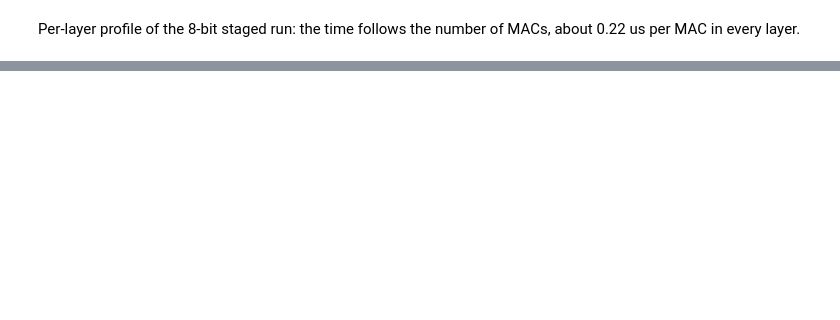
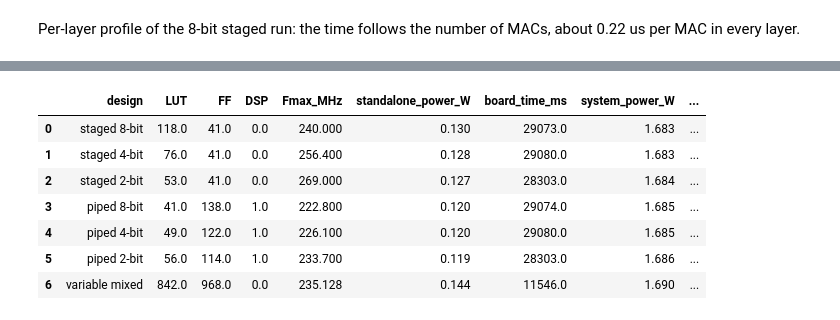
Before and after one commit to devjwk/cpre487lab5, a Jupyter notebook: util/lab5_06.ipynb, the cells around one changed output, grey strips where cells are left out. Saved outputs shown, nothing was run; the diff lists cells and outputs as text; code cells hidden in the pictures; blank space fills up the shorter version.

```diff
--- a/util/lab5_06.ipynb
+++ b/util/lab5_06.ipynb
@@ -158,0 +270,25 @@ p[["layer", "type", "macs", "software_ms", "mac_unit_ms", "us_per_MAC", "share_%
+# %%
+vd = HW / "variable_mac" / "vivado"
+vx = HW / "xsa"
+variable_ppa = pd.Series(dict(
+    LUT=grab(vd / "utilization.rpt", r"\| Slice LUTs\s+\|\s+(\d+)"),
+    FF=grab(vd / "utilization.rpt", r"\| Slice Registers\s+\|\s+(\d+)"),
+    DSP=grab(vd / "utilization.rpt", r"\| DSPs\s+\|\s+(\d+)"),
+    WNS_ns=grab(vd / "timing_summary.rpt", r"WNS\(ns\).*\n.*\n\s+(-?[\d.]+)"),
+    P_total_W=grab(vd / "power.rpt", r"Total On-Chip Power \(W\)\s+\|\s+([\d.]+)"),
+    P_dynamic_W=grab(vd / "power.rpt", r"Dynamic \(W\)\s+\|\s+([\d.]+)"),
+    P_static_W=grab(vd / "power.rpt", r"Device Static \(W\)\s+\|\s+([\d.]+)"),
+))
+variable_ppa["Fmax_MHz"] = 1e-6 / (T_CONSTR - variable_ppa.WNS_ns * 1e-9)
+vu = row_of(vx / "variable_mac_system_utilization.rpt", "variable_mac_0")
+variable_system = pd.Series(dict(
+    MAC_LUT=vu[0] if vu else float("nan"), MAC_FF=vu[4] if vu else float("nan"),
+    MAC_DSP=vu[7] if vu else float("nan"),
+    WNS_ns=grab(vx / "variable_mac_system_timing.rpt", r"WNS\(ns\).*\n.*\n\s+(-?[\d.]+)"),
+    P_total_W=grab(vx / "variable_mac_system_power.rpt", r"Total On-Chip Power \(W\)\s+\|\s+([\d.]+)"),
+    P_PS7_W=(row_of(vx / "variable_mac_system_power.rpt", "processing_system7_0") or [float("nan")])[0],
+    P_FIFO_W=(row_of(vx / "variable_mac_system_power.rpt", "axi_fifo_mm_s_0") or [float("nan")])[0],
+    P_MAC_W=(row_of(vx / "variable_mac_system_power.rpt", "variable_mac_0") or [float("nan")])[0],
+))
+print("Standalone MAC:", variable_ppa.round(3))
+print("Full system:", variable_system.round(3))
@@ -158,0 +378,28 @@ p[["layer", "type", "macs", "software_ms", "mac_unit_ms", "us_per_MAC", "share_%
+# %%
+comparison_rows = []
+for _, r in ppa.iterrows():
+    b = board[(board.mac == r.mac) & (board.bits == r.bits)].iloc[0]
+    s = system[(system.mac == r.mac) & (system.bits == r.bits)].iloc[0]
+    comparison_rows.append(dict(
+        design=f"{r.mac} {int(r.bits)}-bit", LUT=r.LUT, FF=r.FF, DSP=r.DSP,
+        Fmax_MHz=r.Fmax_MHz, standalone_power_W=r.P_total_W,
+        board_time_ms=b.mac_unit_ms, system_power_W=s.P_total_W,
+        est_system_energy_J=s.P_total_W * b.mac_unit_ms / 1000,
+    ))
+comparison_rows.append(dict(
+    design="variable mixed", LUT=variable_ppa.LUT, FF=variable_ppa.FF, DSP=variable_ppa.DSP,
+    Fmax_MHz=variable_ppa.Fmax_MHz, standalone_power_W=variable_ppa.P_total_W,
+    board_time_ms=v_mac_ms, system_power_W=variable_system.P_total_W,
+    est_system_energy_J=variable_system.P_total_W * v_mac_ms / 1000,
+))
+all_designs = pd.DataFrame(comparison_rows)
+all_designs.round(3)
+# %% [output]
+|  | design | LUT | FF | DSP | Fmax_MHz | standalone_power_W | board_time_ms | system_power_W | ... |
+| 0 | staged 8-bit | 118.0 | 41.0 | 0.0 | 240.000 | 0.130 | 29073.0 | 1.683 | ... |
+| 1 | staged 4-bit | 76.0 | 41.0 | 0.0 | 256.400 | 0.128 | 29080.0 | 1.683 | ... |
+| 2 | staged 2-bit | 53.0 | 41.0 | 0.0 | 269.000 | 0.127 | 28303.0 | 1.684 | ... |
+| 3 | piped 8-bit | 41.0 | 138.0 | 1.0 | 222.800 | 0.120 | 29074.0 | 1.685 | ... |
+| 4 | piped 4-bit | 49.0 | 122.0 | 1.0 | 226.100 | 0.120 | 29080.0 | 1.685 | ... |
+| 5 | piped 2-bit | 56.0 | 114.0 | 1.0 | 233.700 | 0.119 | 28303.0 | 1.686 | ... |
+| 6 | variable mixed | 842.0 | 968.0 | 0.0 | 235.128 | 0.144 | 11546.0 | 1.690 | ... |
```
Also changed, not shown: parts of 21 cells of this notebook, 4 other files.
